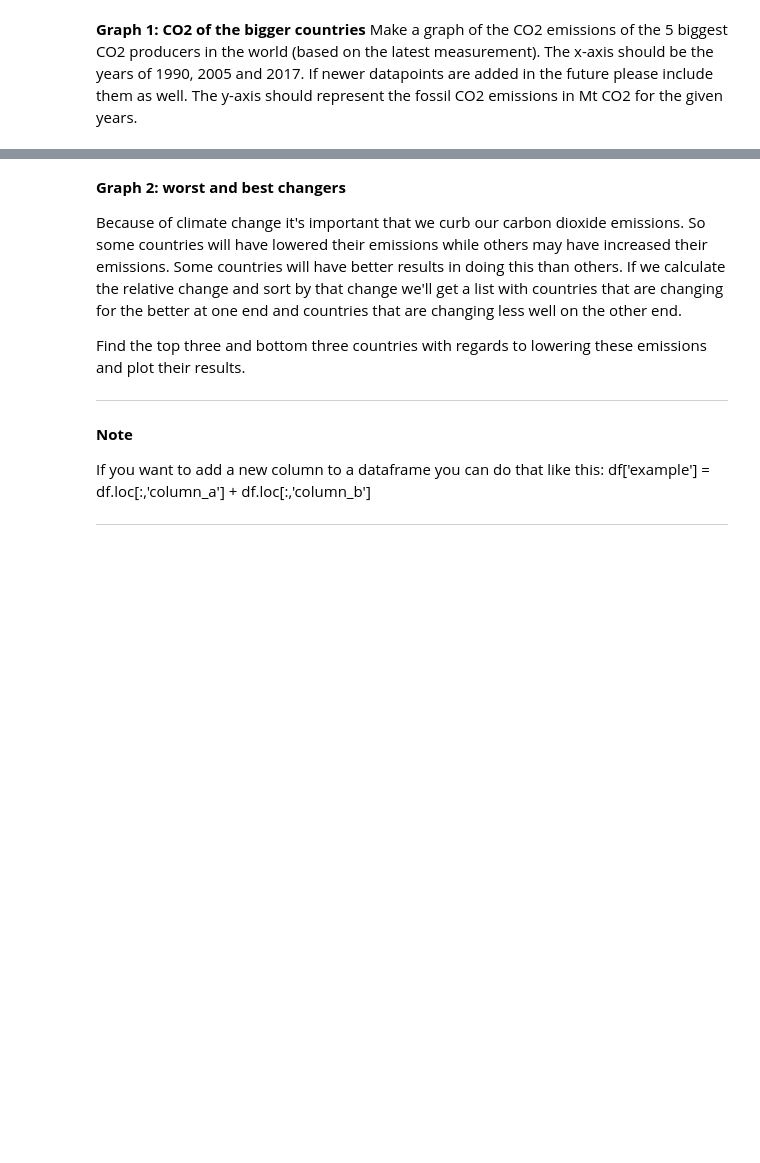
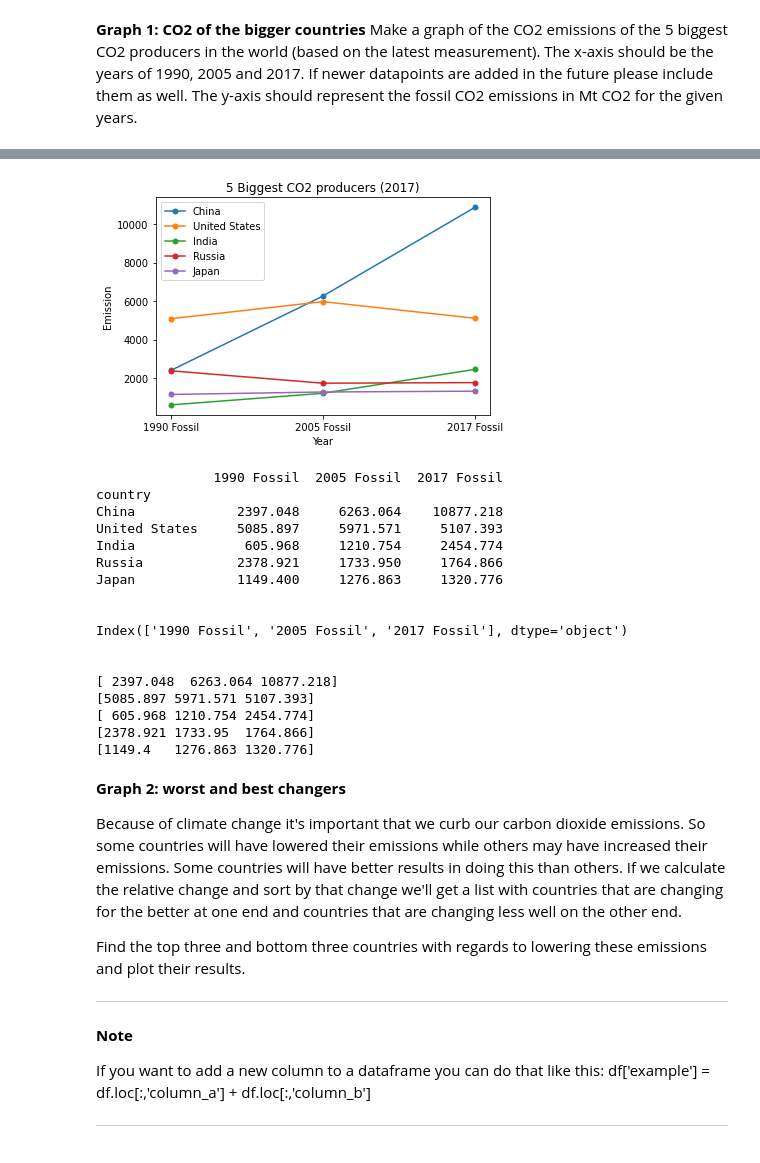
Before and after one commit to MevrouwHelderder/Assignments, a Jupyter notebook: Assignment_Global_CO2_Emissions.ipynb, the cells around one changed output, grey strips where cells are left out. Drawn from its saved outputs; the diff is of its cells as text; code cells hidden in the pictures; blank space fills up the shorter version.

```diff
--- a/Assignment_Global_CO2_Emissions.ipynb
+++ b/Assignment_Global_CO2_Emissions.ipynb
@@ -59,3 +61,62 @@ relevant_columns.plot()
+# %%
+# Five biggest producers, all the relevant columns, index set to country
+five_biggest= ((countries.sort_values("2017 Fossil", ascending = False).head(5)).loc[:,["country","1990 Fossil", "2005 Fossil", "2017 Fossil"]]).set_index("country")
+
+
+
+# Create the figure
+fig, ax = plt.subplots()
+
+# Define x by selecting the names of the columns
+x= five_biggest.columns[0:4]
+
+country_1 = five_biggest.iloc[0].to_numpy()
+country_2 = five_biggest.iloc[1].to_numpy()
+country_3 = five_biggest.iloc[2].to_numpy()
+country_4 = five_biggest.iloc[3].to_numpy()
+country_5 = five_biggest.iloc[4].to_numpy()
+
+ax.plot(x, country_1, label=(five_biggest.index[0]), marker=".", markersize=10)
+ax.plot(x, country_2, label=(five_biggest.index[1]), marker=".", markersize=10)
+ax.plot(x, country_3, label=(five_biggest.index[2]), marker=".", markersize=10)
+ax.plot(x, country_4, label=(five_biggest.index[3]), marker=".", markersize=10)
+ax.plot(x, country_5, label=(five_biggest.index[4]), marker=".", markersize=10)
+
+plt.title("5 Biggest CO2 producers (2017)")
+plt.xlabel("Year")
+plt.ylabel("Emission")
+ax.legend();
+
+plt.show()
+
+print(five_biggest)
+print("\n")
+print(x)
+print("\n")
+print(China)
+print(United_States)
+print(India)
+print(Russia)
+print(Japan)
+# %% [output]
+[figure, added]
+               1990 Fossil  2005 Fossil  2017 Fossil
+country
+China             2397.048     6263.064    10877.218
+United States     5085.897     5971.571     5107.393
+India              605.968     1210.754     2454.774
+Russia            2378.921     1733.950     1764.866
+Japan             1149.400     1276.863     1320.776
+
+
+Index(['1990 Fossil', '2005 Fossil', '2017 Fossil'], dtype='object')
+
+
+[ 2397.048  6263.064 10877.218]
+[5085.897 5971.571 5107.393]
+[ 605.968 1210.754 2454.774]
+[2378.921 1733.95  1764.866]
+[1149.4   1276.863 1320.776]
 # %% [markdown]
 **Graph 2: worst and best changers**
 
```
Also changed, not shown: parts of 3 cells of this notebook.
